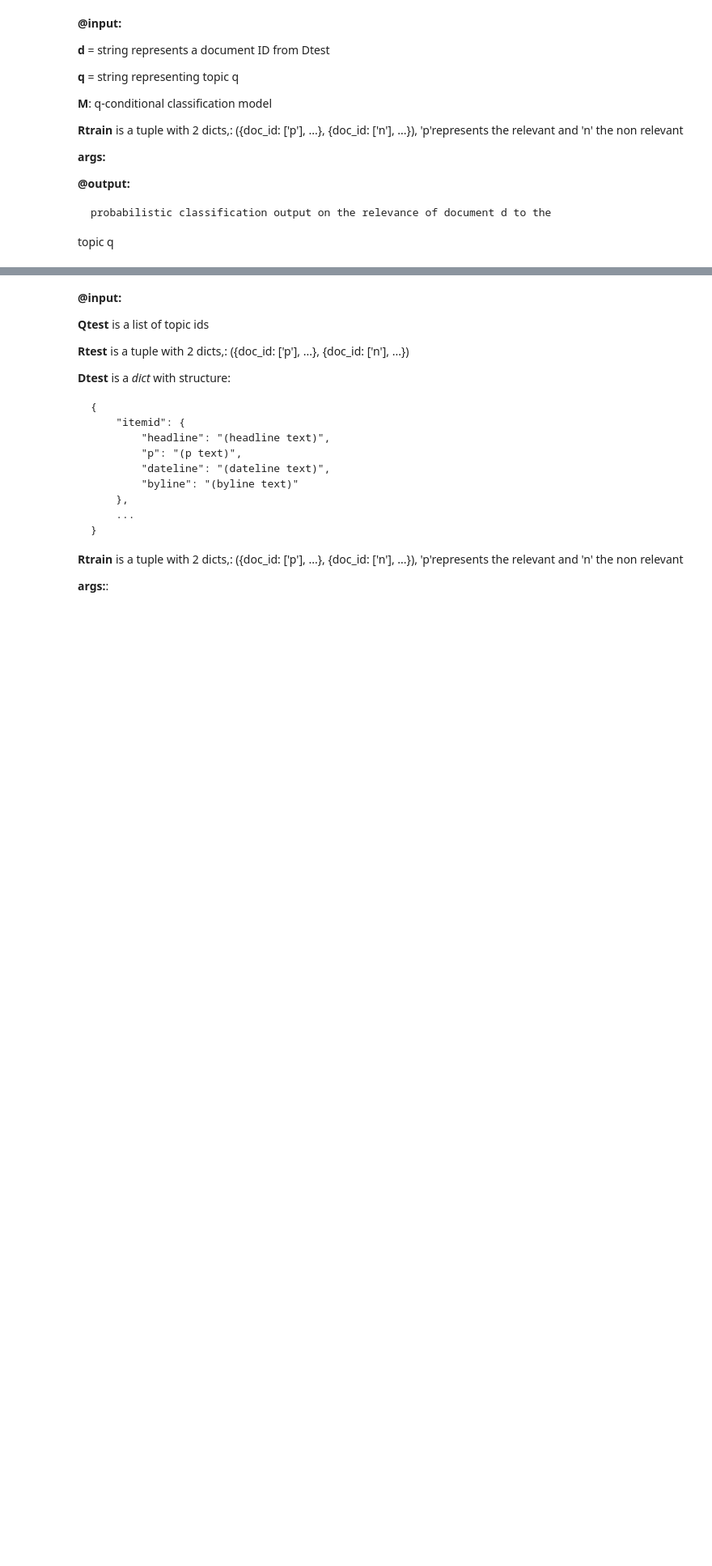
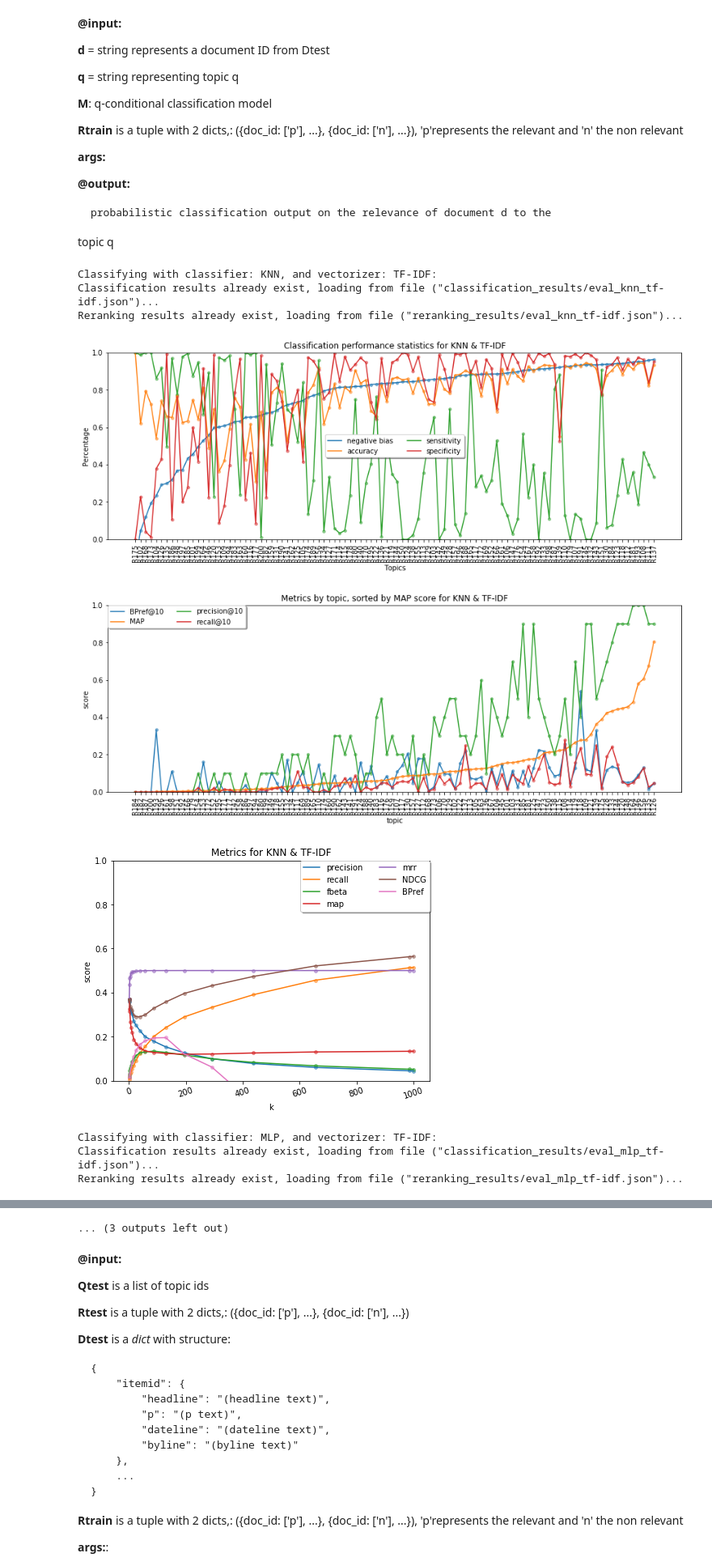
Before and after one commit to Jbarata98/PRI, a Jupyter notebook: project/PRI_2_11_Template .ipynb, the cells around one changed output, grey strips where cells are left out. Shown at 81% size. Cells and saved outputs as stored; diff of their text form; code cells hidden in the pictures; blank space fills up the shorter version.

Commit message:
jupyter classification

```diff
--- a/project/PRI_2_11_Template .ipynb
+++ b/project/PRI_2_11_Template .ipynb
@@ -125,0 +100,16 @@ __@output:__
+# %%
+# SETUP
+import classifier as cls
+
+cls.docs, cls.topics, cls.topic_index, cls.doc_index = cls.setup() # setps up the necessary data in the classifier module
+docs, topics, topic_index, doc_index = cls.docs, cls.topics, cls.topic_index, cls.doc_index
+
+# loads baselines from the 1st project
+p1.topics = cls.topics
+try:
+    p1_results = p1.evaluation(topics, (doc_index['p'], doc_index['n']), ('test', docs['test']), (p1.stem_analyzer,), (p1.NamedBM25F(K1=2, B=1),), 'tfidf', skip_indexing=True)
+except Exception as e:
+    p1_results = p1.evaluation(topics, (doc_index['p'], doc_index['n']), ('test', docs['test']), (p1.stem_analyzer,), (p1.NamedBM25F(K1=2, B=1),), 'tfidf', skip_indexing=False)
+
+p1_ranking = list(p1_results[0].values())[0]
+p1_retrieval = list(p1_results[1].values())[0]
@@ -125,0 +131,9 @@ __@output:__
+# %%
+#(a)
+
+#training(q,D_train ,R_train ,args)
+q = list(topics)[1] # topics is a dict
+print('q:', q)
+
+model = cls.training(q, docs['train'], topic_index, classifier=cls.knn_classifier, vectorizer=cls.tfidf_vectorizer)
+print('model:', model)
@@ -178,0 +202,16 @@ topic q
+# %%
+#(c)
+
+#evaluate(d,q ,M ,args)
+
+out = cls.evaluate(topics, docs['test'], topic_index, models=((cls.tfidf_vectorizer, cls.knn_classifier),(cls.tfidf_vectorizer, cls.mlp_classifier)), ranking_results=p1_ranking, retrieval_results=p1_retrieval)
+# %% [output]
+Classifying with classifier: KNN, and vectorizer: TF-IDF:
+Classification results already exist, loading from file ("classification_results/eval_knn_tf-idf.json")...
+Reranking results already exist, loading from file ("reranking_results/eval_knn_tf-idf.json")...
+[figure, added]
+[figure, added]
+[figure, added]
+Classifying with classifier: MLP, and vectorizer: TF-IDF:
+Classification results already exist, loading from file ("classification_results/eval_mlp_tf-idf.json")...
+Reranking results already exist, loading from file ("reranking_results/eval_mlp_tf-idf.json")...
@@ -179,3 +225,4 @@ topic q
+... (3 outputs left out)
 # %% [markdown]
 __@input:__
 
```
Also changed, not shown: parts of 15 cells of this notebook.
